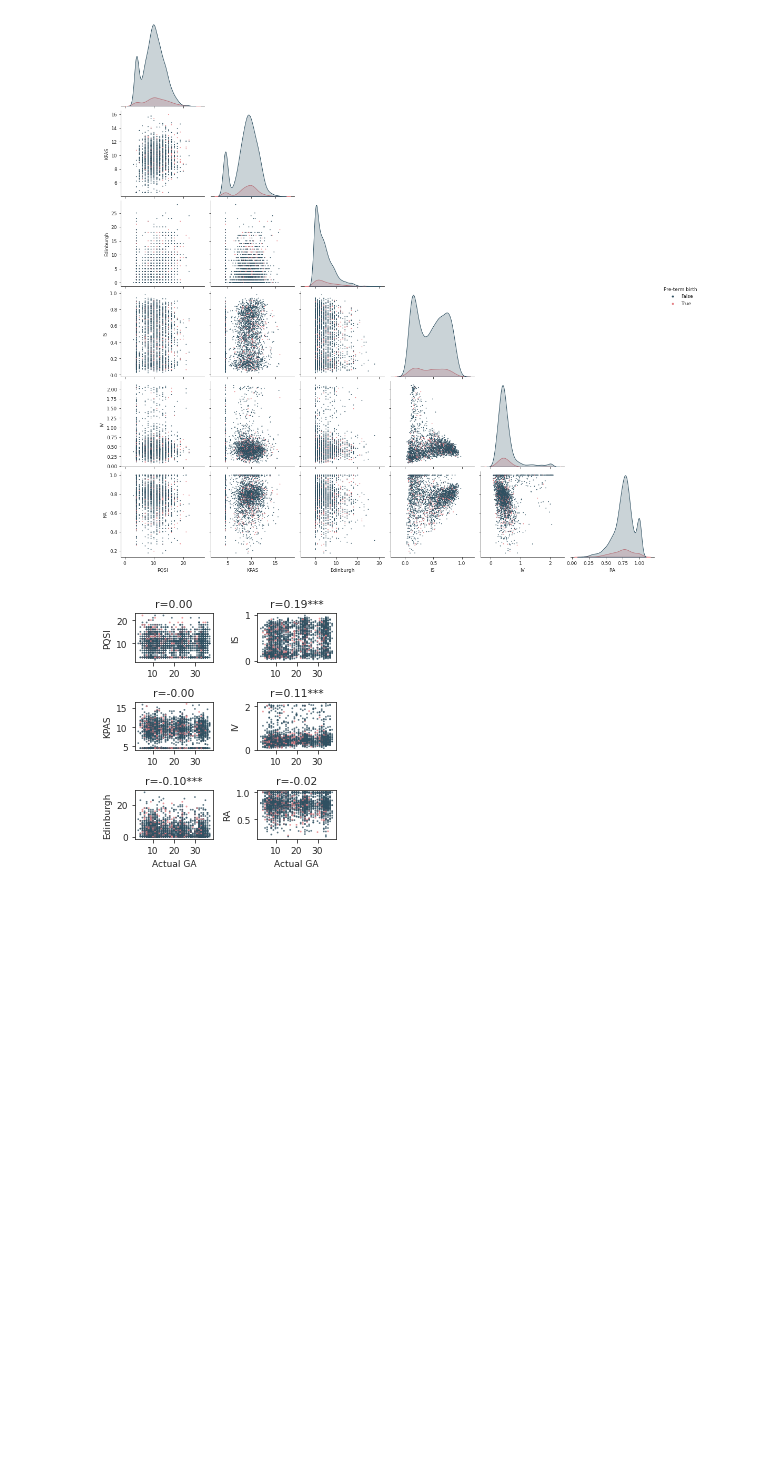
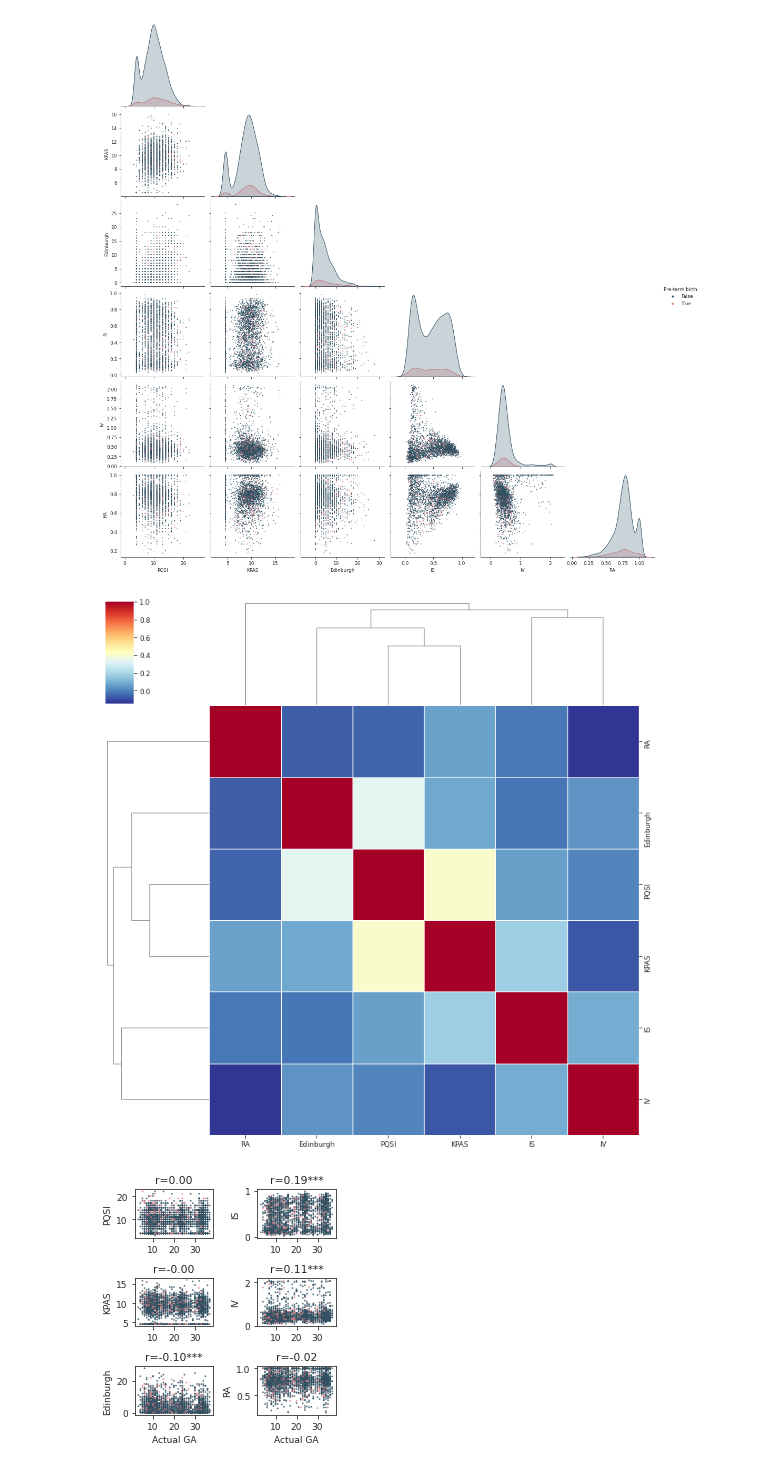
Before and after one commit to nealgravindra/wearables, a Jupyter notebook: notebooks/modelcmp_collect_csvs_v52.ipynb, the cells around one changed output. Saved outputs shown, nothing was run; the diff lists cells and outputs as text; code cells hidden in the pictures; blank space fills up the shorter version.

```diff
--- a/notebooks/modelcmp_collect_csvs_v52.ipynb
+++ b/notebooks/modelcmp_collect_csvs_v52.ipynb
@@ -644,6 +644,25 @@ p = sns.pairplot(
 p.savefig(os.path.join(pfp, 'pairplot_voi_md.pdf'), bbox_inches='tight')
 # %% [output]
 [figure]
+# %%
+var_list = ['PQSI', 'KPAS', 'Edinburgh', 'IS', 'IV', 'RA']
+# %%
+def rho_matrixplot(var_list, data, out_file=None):
+    df = pd.DataFrame(index=var_list, columns=var_list, dtype='float64')
+    for i, var_i in enumerate(var_list):
+        for j, var_j in enumerate(var_list):
+            rho, _ =  spearmanr(data[var_i], data[var_j])
+            df.loc[var_i, var_j] = rho
+            df.loc[var_j, var_i] = rho
+    p = sns.clustermap(df, linewidths=0.5, cmap='RdYlBu_r')
+    if out_file is not None:
+        p.savefig(out_file)
+    return df
+# %%
+# matrix plot
+df = rho_matrixplot(var_list, md, out_file=os.path.join(pfp, 'matrixplot_voi_corr.pdf'))
+# %% [output]
+[figure, added]
 # %%
 def biaxial_fx(y_vars, data, x_var='GA', palette=None, hue='Pre-term birth', out_file=None):
     x = data[x_var]
```
Also changed, not shown: 4 other files.
